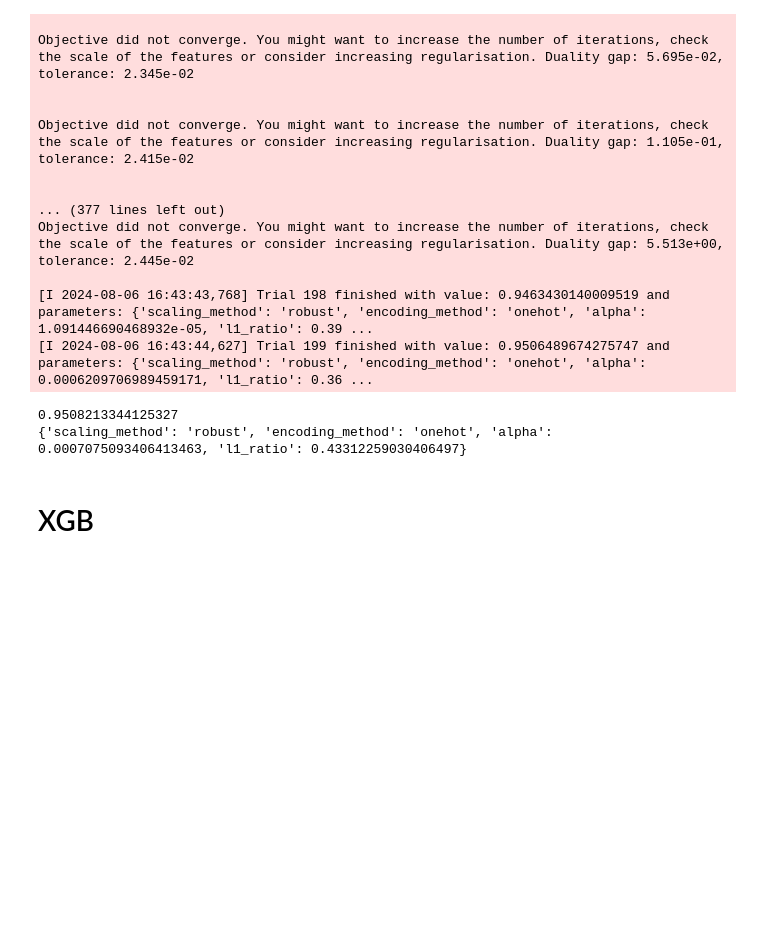
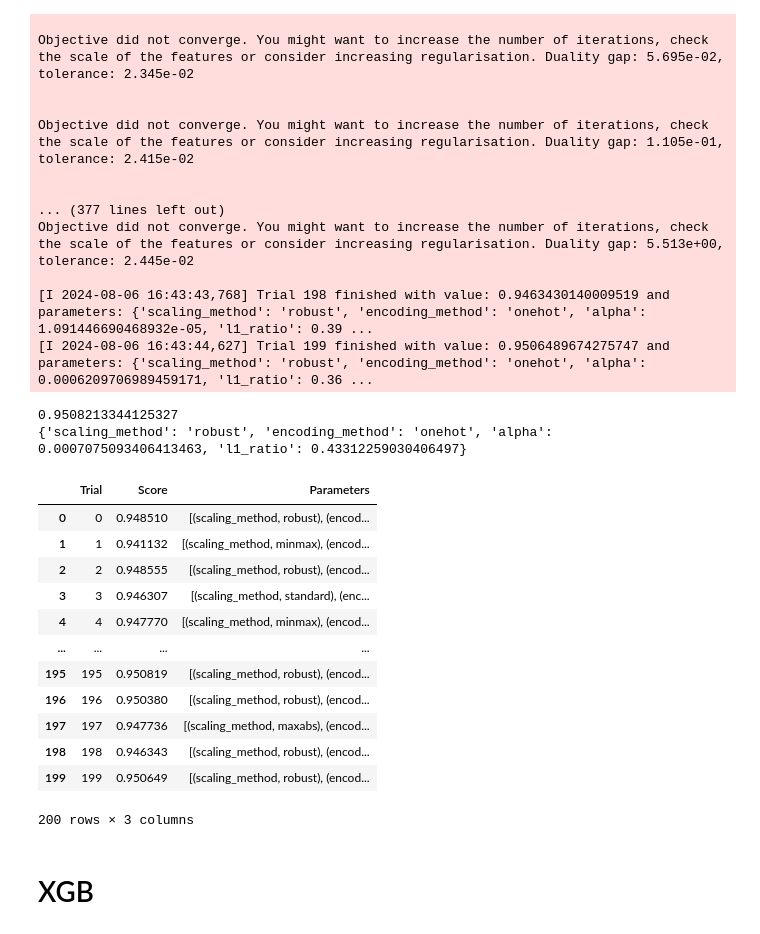
Before and after one commit to Na-ta-lie/Ames-Price-Prediction, a Jupyter notebook: final_project/Optuna_tuned_models.ipynb, the cells around one changed output. Drawn from its saved outputs; the diff is of its cells as text; code cells hidden in the pictures; blank space fills up the shorter version.

```diff
--- a/final_project/Optuna_tuned_models.ipynb
+++ b/final_project/Optuna_tuned_models.ipynb
@@ -500,3 +530,35 @@ print(study_en.best_params)
 # %% [output]
 0.9508213344125327
 {'scaling_method': 'robust', 'encoding_method': 'onehot', 'alpha': 0.0007075093406413463, 'l1_ratio': 0.43312259030406497}
+# %%
+trial_number = []
+score = []
+parameters = []
+optuna_dict = {}
+trials = range(200)
+
+for trial in trials:
+    trial_number.append(study_en.get_trials()[trial].number)
+    score.append(study_en.get_trials()[trial].value)
+    parameters.append(list(study_en.get_trials()[trial].params.items()))
+
+optuna_dict['Trial'] = trial_number
+optuna_dict['Score'] = score
+optuna_dict['Parameters'] = parameters
+
+optuna_en = pd.DataFrame.from_dict(optuna_dict)
+optuna_en
+# %% [output]
+|  | Trial | Score | Parameters |
+| 0 | 0 | 0.948510 | [(scaling_method, robust), (encod... |
+| 1 | 1 | 0.941132 | [(scaling_method, minmax), (encod... |
+| 2 | 2 | 0.948555 | [(scaling_method, robust), (encod... |
+| 3 | 3 | 0.946307 | [(scaling_method, standard), (enc... |
+| 4 | 4 | 0.947770 | [(scaling_method, minmax), (encod... |
+| ... | ... | ... | ... |
+| 195 | 195 | 0.950819 | [(scaling_method, robust), (encod... |
+| 196 | 196 | 0.950380 | [(scaling_method, robust), (encod... |
+| 197 | 197 | 0.947736 | [(scaling_method, maxabs), (encod... |
+| 198 | 198 | 0.946343 | [(scaling_method, robust), (encod... |
+| 199 | 199 | 0.950649 | [(scaling_method, robust), (encod... |
+200 rows × 3 columns
```
Also changed, not shown: parts of 35 cells of this notebook, 1 other file.
